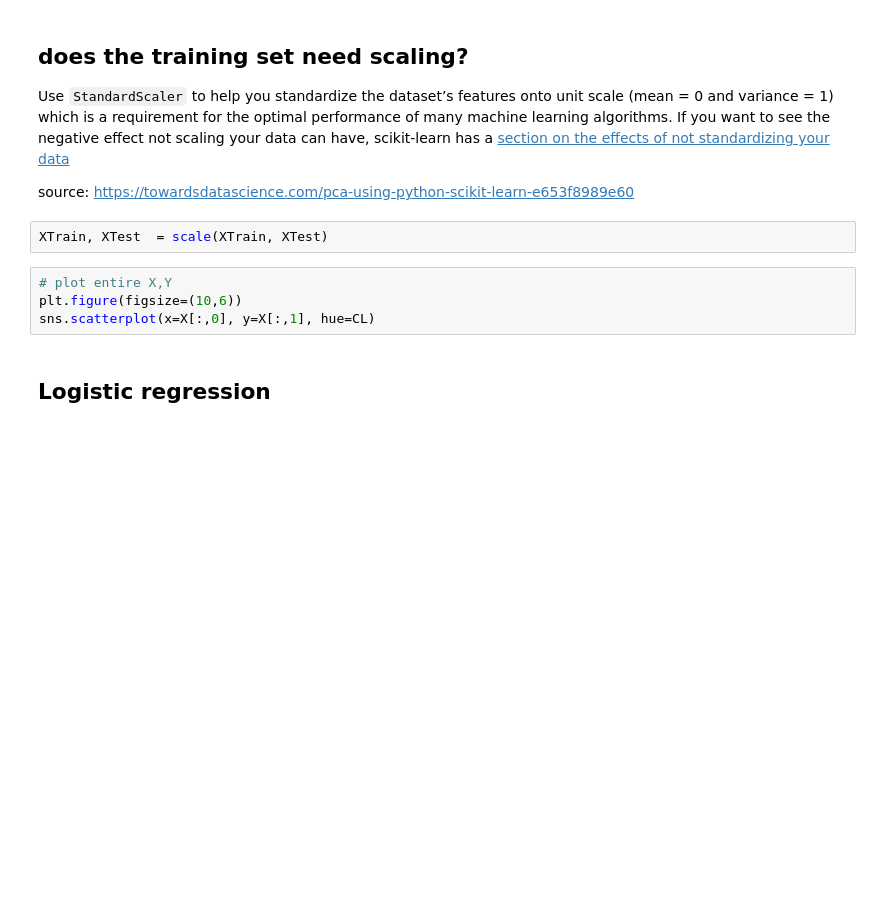
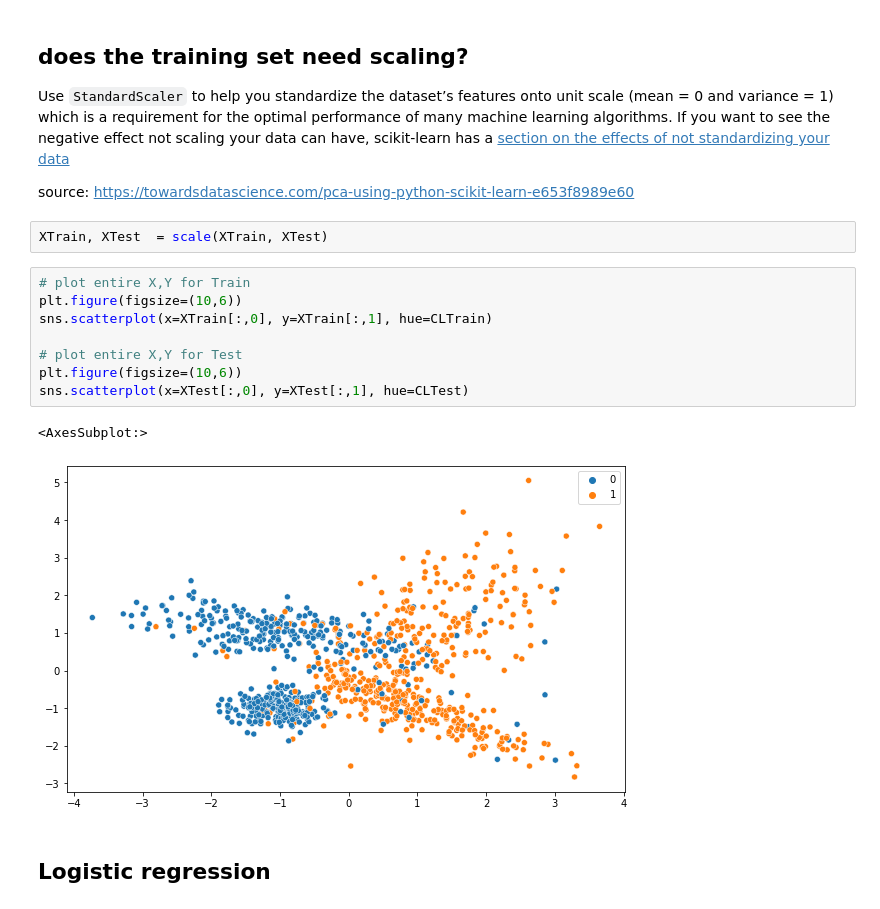
Before and after one commit to PaoloMissier/DataScience-class-demos, a Jupyter notebook: CODE/synthetic-data-learning-example.ipynb, the cells around one changed output. Drawn from its saved outputs; the diff is of its cells as text; blank space fills up the shorter version.

```diff
--- a/CODE/synthetic-data-learning-example.ipynb
+++ b/CODE/synthetic-data-learning-example.ipynb
@@ -43,9 +57,16 @@ source: https://towardsdatascience.com/pca-using-python-scikit-learn-e653f8989e6
 # %%
 XTrain, XTest  = scale(XTrain, XTest)
 # %%
-# plot entire X,Y
+# plot entire X,Y for Train
 plt.figure(figsize=(10,6))
-sns.scatterplot(x=X[:,0], y=X[:,1], hue=CL)
+sns.scatterplot(x=XTrain[:,0], y=XTrain[:,1], hue=CLTrain)
+
+# plot entire X,Y for Test
+plt.figure(figsize=(10,6))
+sns.scatterplot(x=XTest[:,0], y=XTest[:,1], hue=CLTest)
+# %% [output]
+<AxesSubplot:>
+[figure, added]
 # %% [markdown]
 ## Logistic regression
 # %%
```
Also changed, not shown: parts of 5 cells of this notebook, 3 other files.
